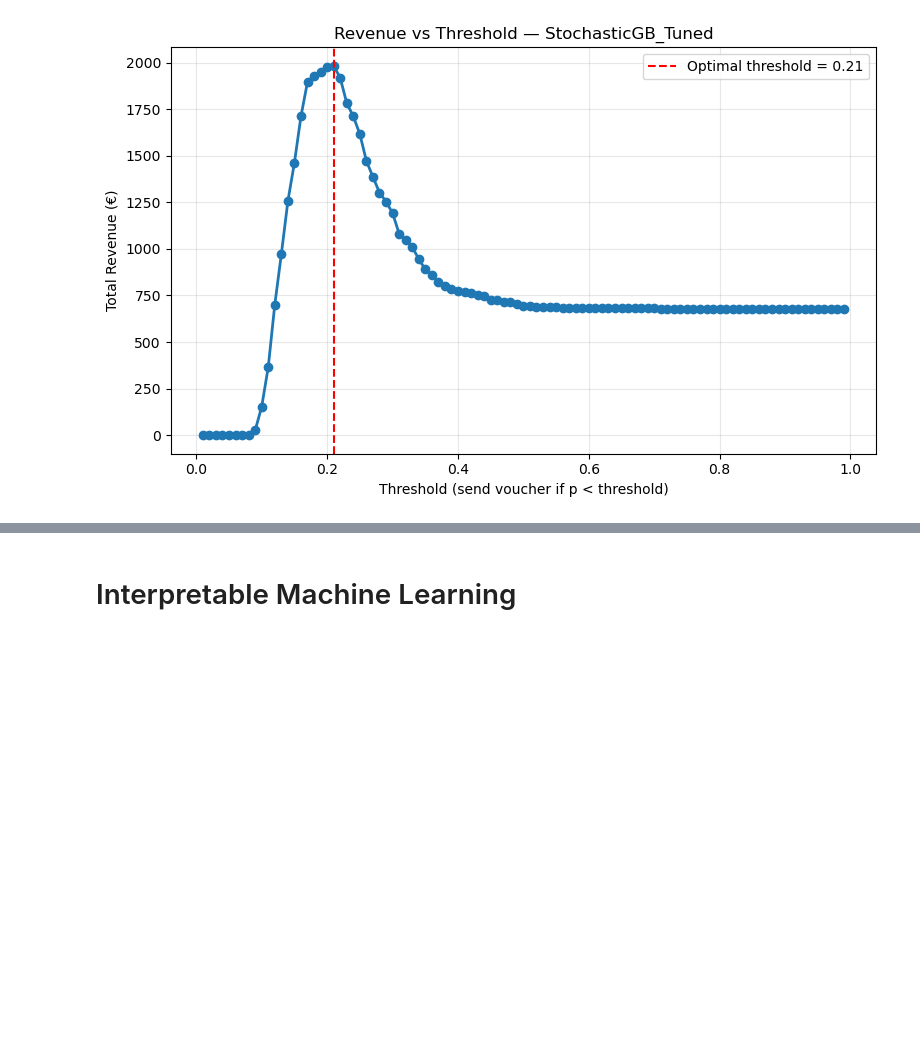
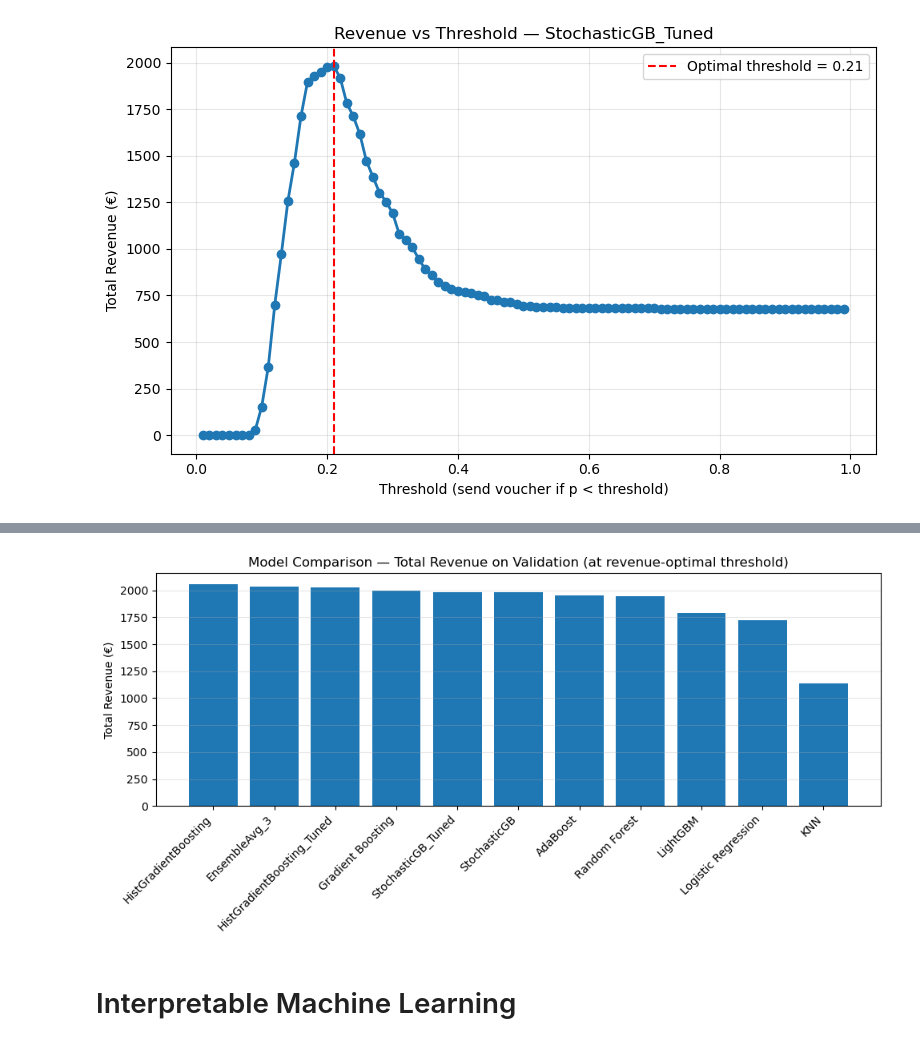
Before and after one commit to ungeralexan/ml_assignment, a Jupyter notebook: stand_safe_06_01/project.ipynb, the cells around one changed output, grey strips where cells are left out. Cells and saved outputs as stored; diff of their text form; code cells hidden in the pictures; blank space fills up the shorter version.

```diff
--- a/stand_safe_06_01/project.ipynb
+++ b/stand_safe_06_01/project.ipynb
@@ -1861,0 +1954,28 @@ weighted avg       0.75      0.69      0.72      8107
+# %%
+import pandas as pd
+import numpy as np
+
+# Build comparison table from results list
+rows = []
+for r in results:
+    rows.append({
+        "model": r.get("model_name", "unknown"),
+        "accuracy": r.get("accuracy", np.nan),
+        "roc_auc": r.get("roc_auc", np.nan),
+        "best_threshold": r.get("best_threshold", np.nan),
+        "send_rate": r.get("send_rate", np.nan),
+        "total_revenue": r.get("total_revenue", np.nan),
+        "avg_revenue": r.get("avg_revenue", np.nan),
+    })
+
+cmp_df = pd.DataFrame(rows)
+
+# If you have duplicates (e.g., re-runs), keep the best by total revenue per model name
+cmp_df = (cmp_df.sort_values("total_revenue", ascending=False)
+                .drop_duplicates(subset=["model"], keep="first")
+                .reset_index(drop=True))
+
+# Sort for display (profit-first)
+cmp_df = cmp_df.sort_values("total_revenue", ascending=False).reset_index(drop=True)
+
+display(cmp_df)
@@ -1862,3 +1995,16 @@ weighted avg       0.75      0.69      0.72      8107
+# %%
+import matplotlib.pyplot as plt
+
+plt.figure(figsize=(10, 5))
+plt.bar(cmp_df["model"], cmp_df["total_revenue"])
+plt.title("Model Comparison — Total Revenue on Validation (at revenue-optimal threshold)")
+plt.ylabel("Total Revenue (€)")
+plt.xticks(rotation=45, ha="right")
+plt.grid(axis="y", alpha=0.3)
+plt.tight_layout()
+plt.show()
+# %% [output]
+[figure, added]
 # %% [markdown]
 # Interpretable Machine Learning
 # %%
```
Also changed, not shown: parts of 11 cells of this notebook.
